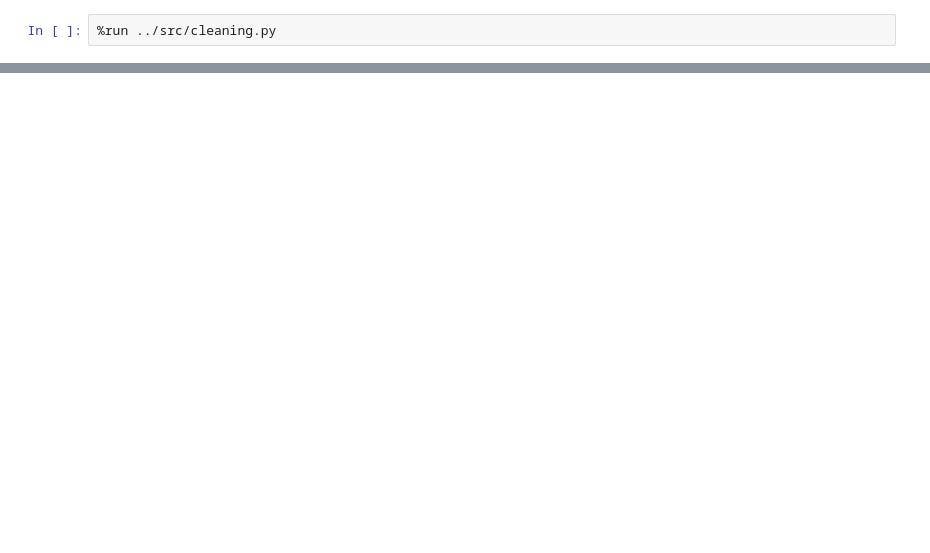
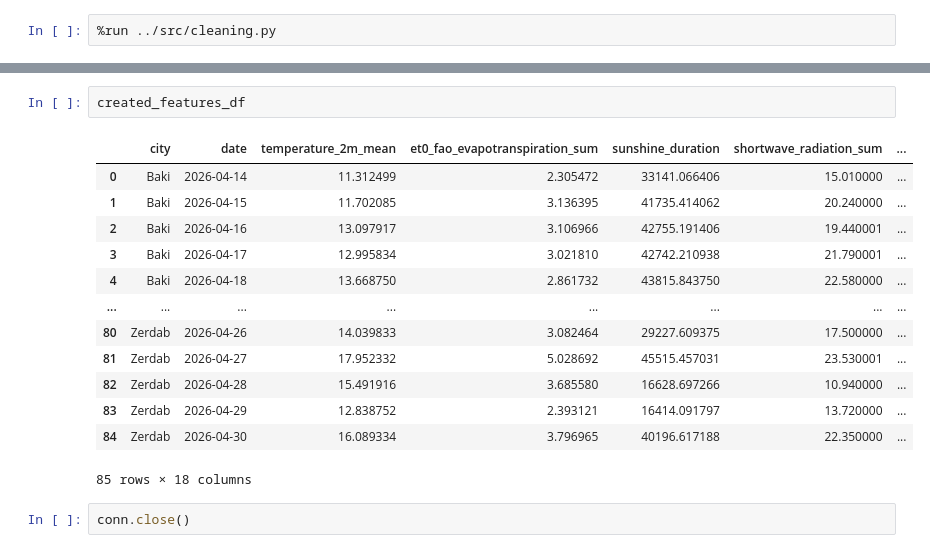
Before and after one commit to Xalid110/Soil_Moisture_Prediction, a Jupyter notebook: notebooks/day_04_cleaning.ipynb, the cells around one changed output, grey strips where cells are left out. Drawn from its saved outputs; the diff is of its cells as text; blank space fills up the shorter version.

```diff
--- a/notebooks/day_04_cleaning.ipynb
+++ b/notebooks/day_04_cleaning.ipynb
@@ -238,0 +330,18 @@ created_features_df[created_features_df['city']=='Baki']
+# %%
+created_features_df
+# %% [output]
+|  | city | date | temperature_2m_mean | et0_fao_evapotranspiration_sum | sunshine_duration | shortwave_radiation_sum | ... |
+| 0 | Baki | 2026-04-14 | 11.312499 | 2.305472 | 33141.066406 | 15.010000 | ... |
+| 1 | Baki | 2026-04-15 | 11.702085 | 3.136395 | 41735.414062 | 20.240000 | ... |
+| 2 | Baki | 2026-04-16 | 13.097917 | 3.106966 | 42755.191406 | 19.440001 | ... |
+| 3 | Baki | 2026-04-17 | 12.995834 | 3.021810 | 42742.210938 | 21.790001 | ... |
+| 4 | Baki | 2026-04-18 | 13.668750 | 2.861732 | 43815.843750 | 22.580000 | ... |
+| ... | ... | ... | ... | ... | ... | ... | ... |
+| 80 | Zerdab | 2026-04-26 | 14.039833 | 3.082464 | 29227.609375 | 17.500000 | ... |
+| 81 | Zerdab | 2026-04-27 | 17.952332 | 5.028692 | 45515.457031 | 23.530001 | ... |
+| 82 | Zerdab | 2026-04-28 | 15.491916 | 3.685580 | 16628.697266 | 10.940000 | ... |
+| 83 | Zerdab | 2026-04-29 | 12.838752 | 2.393121 | 16414.091797 | 13.720000 | ... |
+| 84 | Zerdab | 2026-04-30 | 16.089334 | 3.796965 | 40196.617188 | 22.350000 | ... |
+85 rows × 18 columns
+# %%
+conn.close()
```
Also changed, not shown: parts of 13 cells of this notebook, 12 other files.
